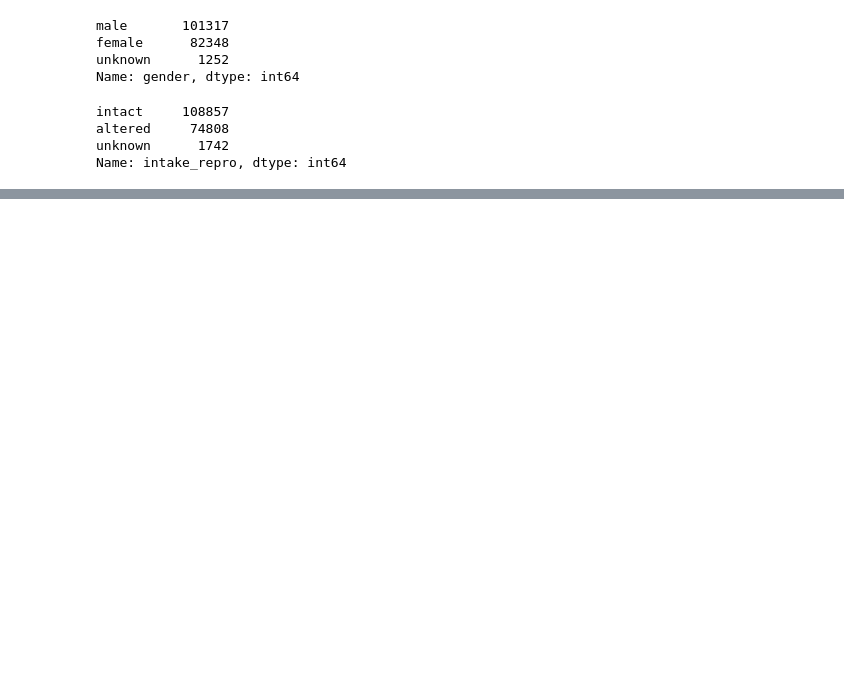
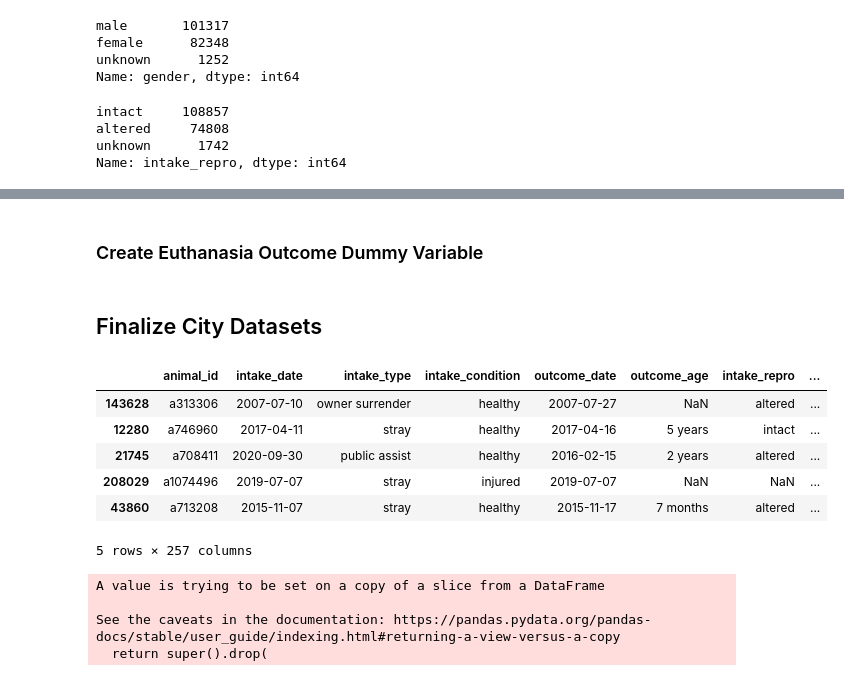
Before and after one commit to phil-cork/animal-services, a Jupyter notebook: Data_Wrangling.ipynb, the cells around one changed output, grey strips where cells are left out. Cells and saved outputs as stored; diff of their text form; code cells hidden in the pictures; blank space fills up the shorter version.

Commit message:
Added Presentation Slides, EDA files, updated Data_Wrangling

```diff
--- a/Data_Wrangling.ipynb
+++ b/Data_Wrangling.ipynb
@@ -504,0 +855,3 @@ len(breeds)
+# %%
+for b in all['breed'].unique():
+    print(b)
@@ -641,0 +1025,10 @@ all
+# %%
+## SPLIT GROUPS INTO EACH COLUMN
+all['group'].value_counts()
+groups = ['herding', 'hound', 'toy', 'non-sporting',
+               'sporting', 'terrier', 'working', 'misc', 'fss', 'pitbulls']
+
+for g in groups:
+    all[g] = all['group'].apply(lambda x: int(g in x) if isinstance(x,str) else 0)
+# %%
+all.drop(['group'], inplace=True, axis=1)
@@ -912,0 +1181,36 @@ all.sample(25)
+# %% [markdown]
+### Create Euthanasia Outcome Dummy Variable
+# %%
+# consolidate the euthanasia outcomes to create a dummy variable
+# for whether the dog was euthanized or not
+
+all['outcome_type'].replace({
+   'euth':'euthanasia',
+    'euthanized':'euthanasia',
+}, inplace=True)
+all.outcome_type.value_counts()
+
+#
+all['euthanasia'] = 1*(all['outcome_type'] == 'euthanasia')
+# %% [markdown]
+## Finalize City Datasets
+# %%
+# set final variables as categorical
+for col in ['intake_type', 'intake_condition', 'outcome_type',
+            'intake_repro','gender','outcome_repro',
+            'city', 'intake_subtype', 'outcome_condition']:
+    all[col] = all[col].astype('category')
+
+
+# drop variables used for subsetting and creating other variables
+all.drop(['breed','color', 'outcome_type'], inplace=True, axis=1)
+
+all.sample(5)
+# %% [output]
+|  | animal_id | intake_date | intake_type | intake_condition | outcome_date | outcome_age | intake_repro | ... |
+| 143628 | a313306 | 2007-07-10 | owner surrender | healthy | 2007-07-27 | NaN | altered | ... |
+| 12280 | a746960 | 2017-04-11 | stray | healthy | 2017-04-16 | 5 years | intact | ... |
+| 21745 | a708411 | 2020-09-30 | public assist | healthy | 2016-02-15 | 2 years | altered | ... |
+| 208029 | a1074496 | 2019-07-07 | stray | injured | 2019-07-07 | NaN | NaN | ... |
+| 43860 | a713208 | 2015-11-07 | stray | healthy | 2015-11-17 | 7 months | altered | ... |
+5 rows × 257 columns
@@ -912,0 +1224,11 @@ all.sample(25)
+# %%
+# drop columns not present in each respective city
+dallas.drop(['outcome_age', 'intake_repro', 'gender', 'outcome_repro', 'age_days',
+            'black','blue','brindle','brown','buff','chocolate',
+            'cream','fawn','gray','merle','red',
+            'sable','tan','tick','tricolor','white','yellow'], inplace=True, axis=1)
+# %% [output]
+A value is trying to be set on a copy of a slice from a DataFrame
+
+See the caveats in the documentation: https://pandas.pydata.org/pandas-docs/stable/user_guide/indexing.html#returning-a-view-versus-a-copy
+  return super().drop(
```
Also changed, not shown: parts of 62 cells of this notebook, 2 other files.
